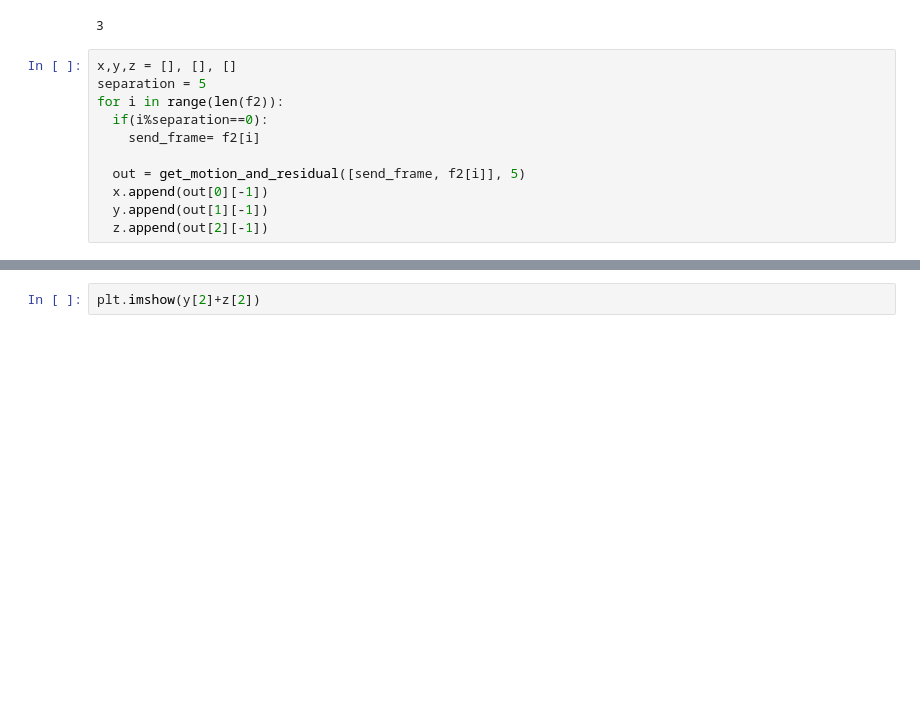
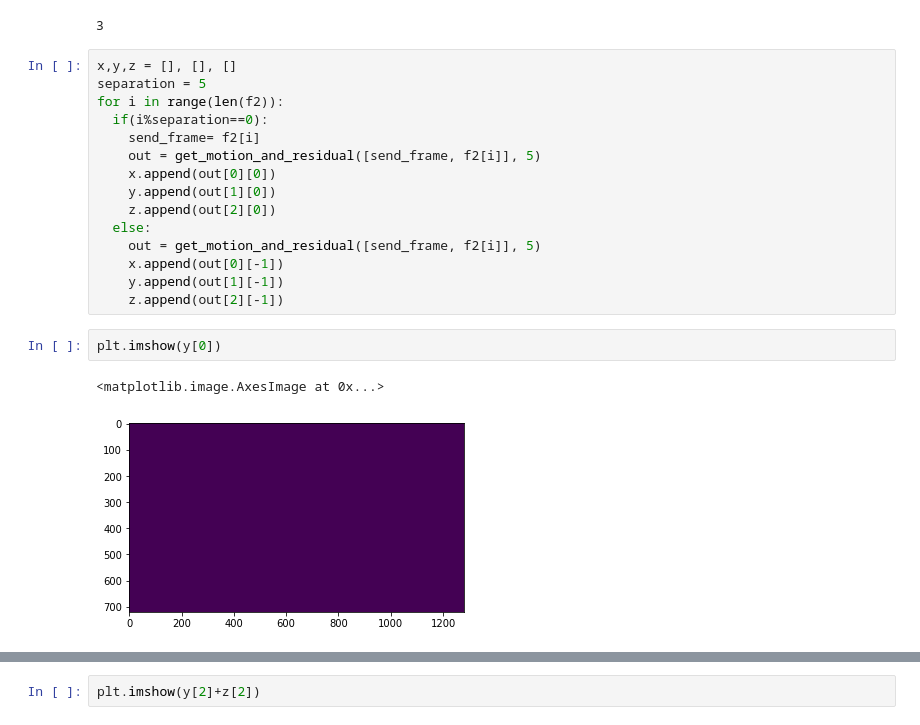
Before and after one commit to melsayed-7/H.264-implementation, a Jupyter notebook: motion_estimation_test.ipynb, the cells around one changed output, grey strips where cells are left out. Drawn from its saved outputs; the diff is of its cells as text; blank space fills up the shorter version.

```diff
--- a/motion_estimation_test.ipynb
+++ b/motion_estimation_test.ipynb
@@ -213,8 +215,17 @@ separation = 5
 for i in range(len(f2)):
   if(i%separation==0):
     send_frame= f2[i]
-
-  out = get_motion_and_residual([send_frame, f2[i]], 5)
-  x.append(out[0][-1])
-  y.append(out[1][-1])
-  z.append(out[2][-1])
+    out = get_motion_and_residual([send_frame, f2[i]], 5)
+    x.append(out[0][0])
+    y.append(out[1][0])
+    z.append(out[2][0])
+  else:
+    out = get_motion_and_residual([send_frame, f2[i]], 5)
+    x.append(out[0][-1])
+    y.append(out[1][-1])
+    z.append(out[2][-1])
+# %%
+plt.imshow(y[0])
+# %% [output]
+<matplotlib.image.AxesImage at 0x...>
+[figure, added]
```
Also changed, not shown: parts of 9 cells of this notebook.
